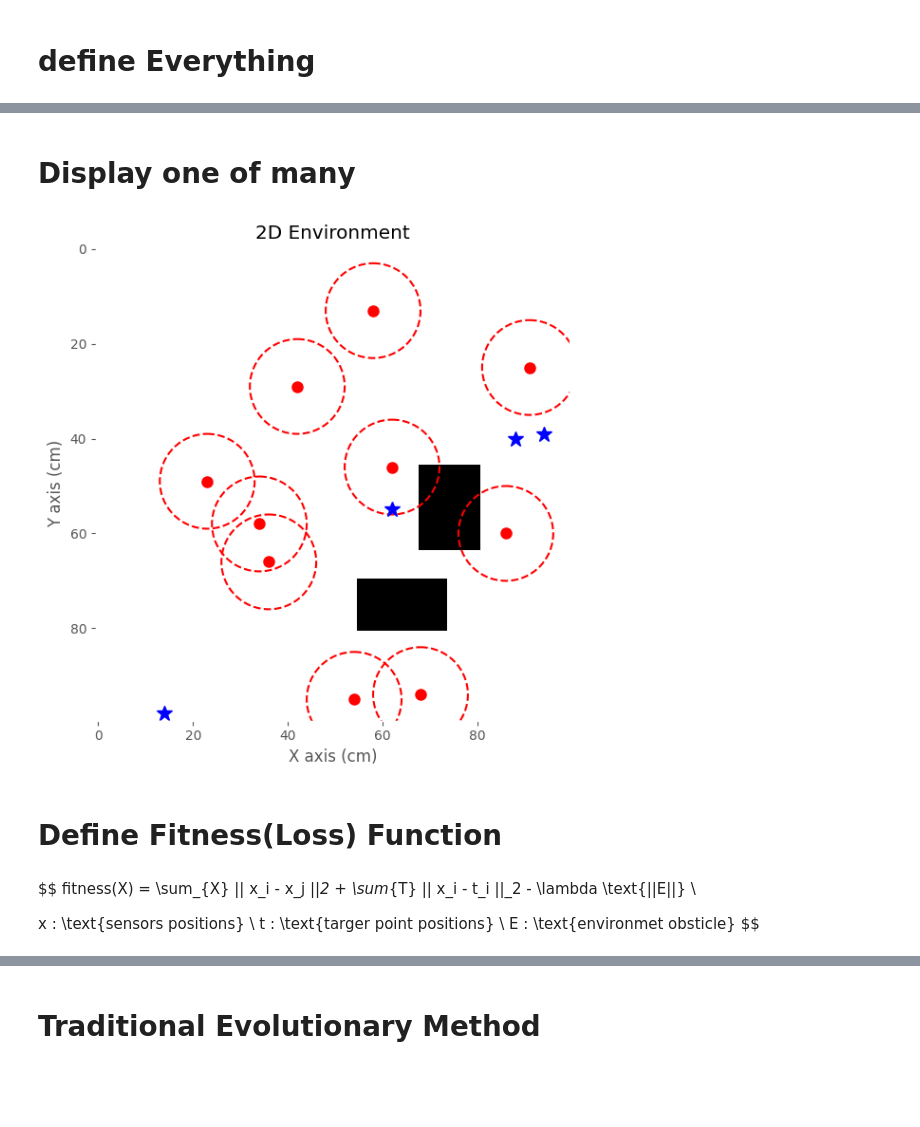
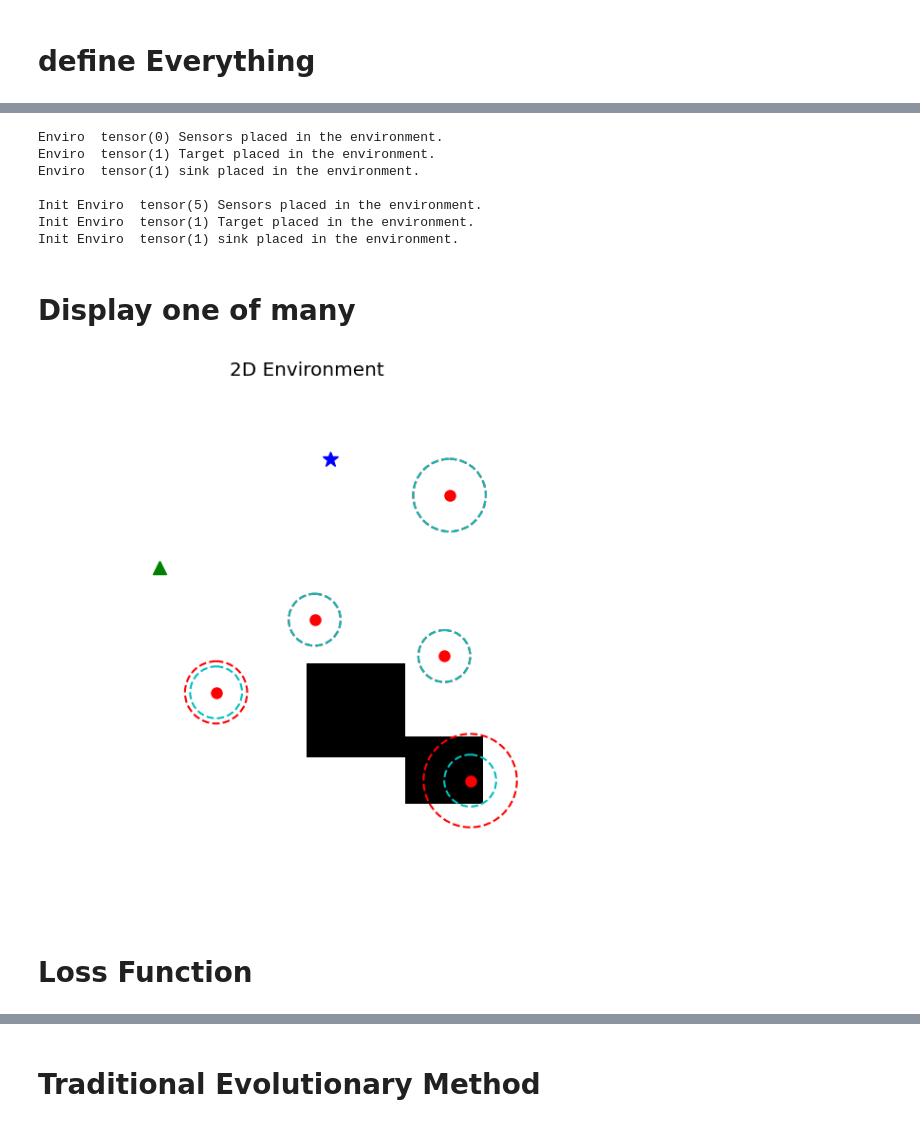
Before and after one commit to amirhu37/DCPMK, a Jupyter notebook: DCPMK.ipynb, the cells around one changed output, grey strips where cells are left out. Cells and saved outputs as stored; diff of their text form; code cells hidden in the pictures; blank space fills up the shorter version.

```diff
--- a/DCPMK.ipynb
+++ b/DCPMK.ipynb
@@ -123,5 +228,7 @@ def find_best(X : torch.Tensor,
 # %%
-def plot_2d_environment(env_tensor: torch.Tensor, radii: torch.Tensor | None = None):
+def plot_2d_environment(env_tensor: Tensor,
+                        cov_radius: Tensor | None = None,
+                        con_radius: Tensor | None = None):
     """
     env_tensor: ماتریس 2D که مقادیر:
         0: فضای آزاد
@@ -129,7 +236,7 @@ def plot_2d_environment(env_tensor: torch.Tensor, radii: torch.Tensor | None = N
         2: سنسور
         3: علامت ستاره
 
-    radii: تنسور 1D به طول تعداد سنسورها (2ها)، شامل شعاع‌های دایره‌ی توخالی دور هر سنسور
+    cov_radius: تنسور 1D به طول تعداد سنسورها (2ها)، شامل شعاع‌های دایره‌ی توخالی دور هر سنسور
     """
 
     H, W = env_tensor.shape
@@ -146,22 +253,30 @@ def plot_2d_environment(env_tensor: torch.Tensor, radii: torch.Tensor | None = N
                 plt.plot(x, y, 'ro', markersize=8, label='Sensor' if not sensor_indices else "")
                 sensor_indices.append((x, y))
             elif val == 3:
-                plt.plot(x, y, 'b*', markersize=12, label='Star')
+                plt.plot(x, y, 'b*', markersize=12, label='target')
+            elif val == 4:
+                plt.plot(x, y, 'g^', markersize=10, label='sink')
 
     # اضافه‌کردن دایره‌های توخالی بر اساس شعاع‌ها
-    if radii is not None:
-        assert len(radii) == len(sensor_indices), "طول radii باید با تعداد سنسورها (2ها) برابر باشد."
-        for (x, y), radius in zip(sensor_indices, radii):
-            circle = patches.Circle((x, y), radius.item(), fill=False, edgecolor='r', linestyle='--', linewidth=1.5)
+    if cov_radius is not None:
+        assert len(cov_radius) == len(sensor_indices), "طول cov_radius باید با تعداد سنسورها (2ها) برابر باشد."
+        for (x, y), Coverage_rate in zip(sensor_indices, cov_radius):
+            circle = patches.Circle((x, y), Coverage_rate.item(), fill=False, edgecolor='r', linestyle='--', linewidth=1.5)
             ax.add_patch(circle)
-
+    # اضافه‌کردن دایره‌های توخالی بر اساس شعاع‌ها
+    if con_radius is not None:
+        assert len(con_radius) == len(sensor_indices), "طول con_radius باید با تعداد سنسورها (2ها) برابر باشد."
+        for (x, y), Coverage_rate in zip(sensor_indices, con_radius):
+            circle = patches.Circle((x, y), Coverage_rate.item(), fill=False, edgecolor='c', linestyle='--', linewidth=1.5)
+            ax.add_patch(circle)
     # تنظیمات نهایی
     plt.title("2D Environment")
     plt.xlabel("X axis (cm)")
     plt.ylabel("Y axis (cm)")
     plt.xlim(-0.5, W - 0.5)
     plt.ylim(H - 0.5, -0.5)
-    plt.grid(False)
+    plt.axis('off')
+    plt.grid(True)
 
     handles, labels = plt.gca().get_legend_handles_labels()
     # if handles:
@@ -251,16 +414,27 @@ Position tensor([49, 78]) is already occupied in the environment.
+# %%
+print("Enviro ", torch.count_nonzero(Environmet == 2), "Sensors placed in the environment.")
+print("Enviro ", torch.count_nonzero(Environmet == 3), "Target placed in the environment.")
+print("Enviro ", torch.count_nonzero(Environmet == 4), "sink placed in the environment.")
+print("")
+print("Init Enviro ", torch.count_nonzero(Init_Environmet == 2), "Sensors placed in the environment.")
+print("Init Enviro ", torch.count_nonzero(Init_Environmet == 3), "Target placed in the environment.")
+print("Init Enviro ", torch.count_nonzero(Init_Environmet == 4), "sink placed in the environment.")
+# %% [output]
+Enviro  tensor(0) Sensors placed in the environment.
+Enviro  tensor(1) Target placed in the environment.
+Enviro  tensor(1) sink placed in the environment.
+
+Init Enviro  tensor(5) Sensors placed in the environment.
+Init Enviro  tensor(1) Target placed in the environment.
+Init Enviro  tensor(1) sink placed in the environment.
 # %% [markdown]
 # Display one of many
-# %%
-plot_2d_environment(new_env, radii=radii)
-# %% [output]
-[figure, removed]
-# %% [markdown]
-# Define Fitness(Loss) Function
-# %% [markdown]
-$$
-fitness(X) = \sum_{X}  || x_i - x_j ||_2 + \sum_{T} || x_i - t_i ||_2 - \lambda      \text{||E||} \\
-
-x : \text{sensors positions} \\
-t : \text{targer point positions} \\
-E : \text{environmet obsticle}
-$$
+# %%
+plot_2d_environment(Init_Environmet,
+                     cov_radius=cov_radius,
+                     con_radius=con_radius
+					 )
+# %% [output]
+[figure, added]
+# %% [markdown]
+# Loss Function
```
Also changed, not shown: parts of 32 cells of this notebook.
